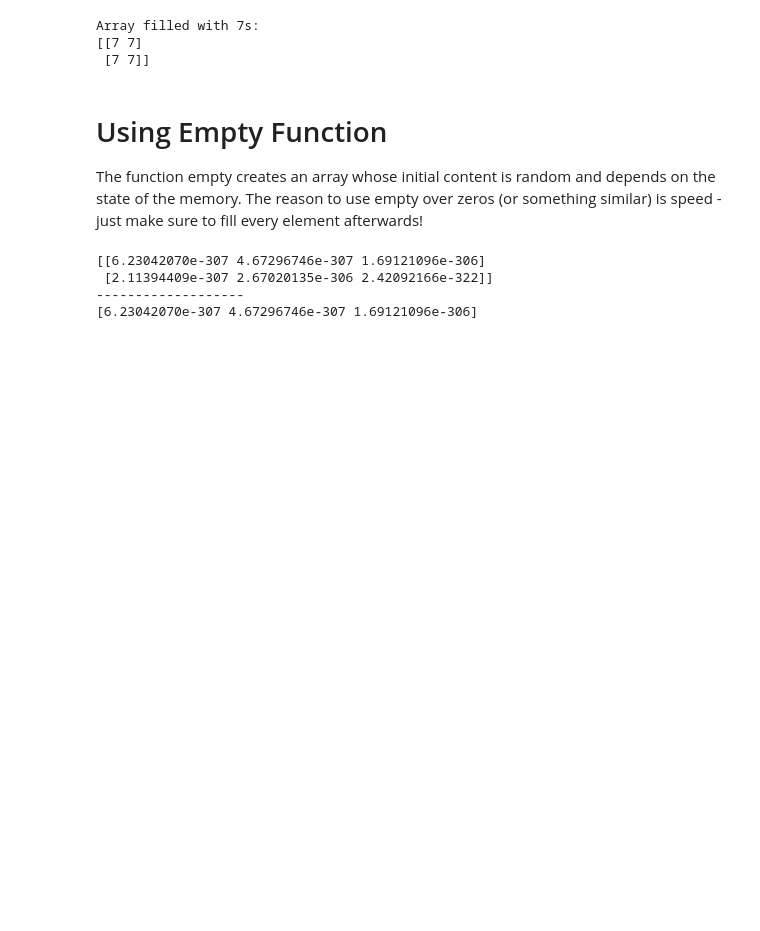
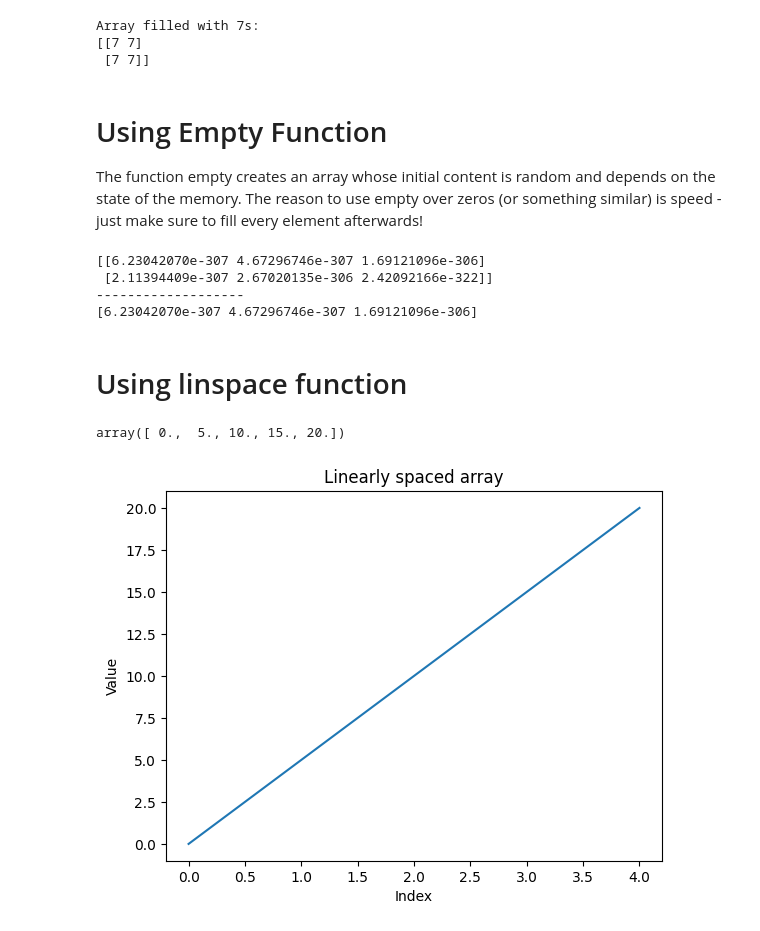
Before and after one commit to TabarakAllahKhan/Numpy_practice, a Jupyter notebook: array_basics.ipynb, the cells around one changed output. Cells and saved outputs as stored; diff of their text form; code cells hidden in the pictures; blank space fills up the shorter version.

Commit message:
crated a linspace arry

```diff
--- a/array_basics.ipynb
+++ b/array_basics.ipynb
@@ -108,3 +118,20 @@ print(empty[0])
  [2.11394409e-307 2.67020135e-306 2.42092166e-322]]
 -------------------
 [6.23042070e-307 4.67296746e-307 1.69121096e-306]
+# %% [markdown]
+# Using linspace function
+# %%
+lin=np.linspace(0, 20, num=5) # 5 is the number of points to be generated
+lin
+# %% [output]
+array([ 0.,  5., 10., 15., 20.])
+# %%
+# plotting the array
+import matplotlib.pyplot as plt
+plt.plot(lin)
+plt.title("Linearly spaced array")
+plt.xlabel("Index")
+plt.ylabel("Value")
+plt.show()
+# %% [output]
+[figure, added]
```
Also changed, not shown: parts of 2 cells of this notebook.
